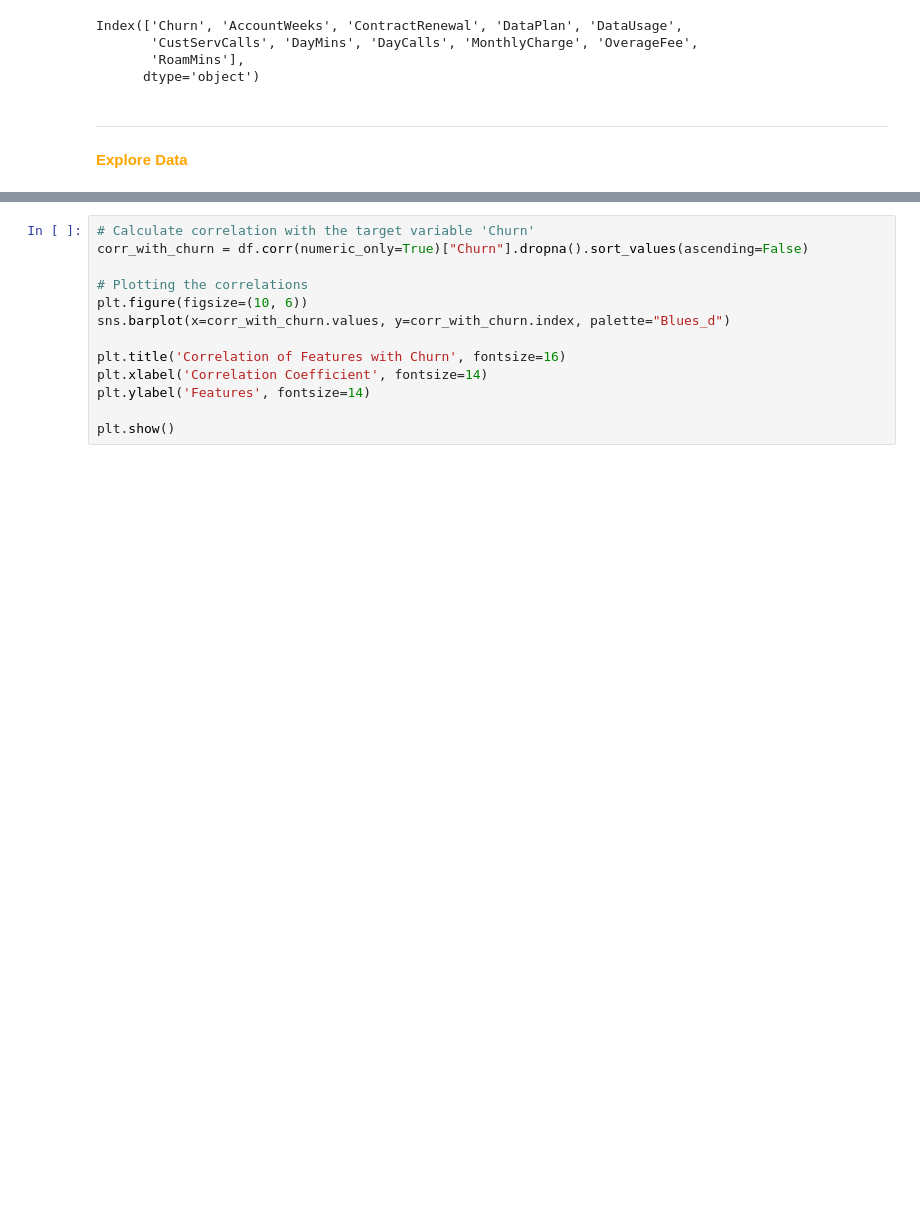
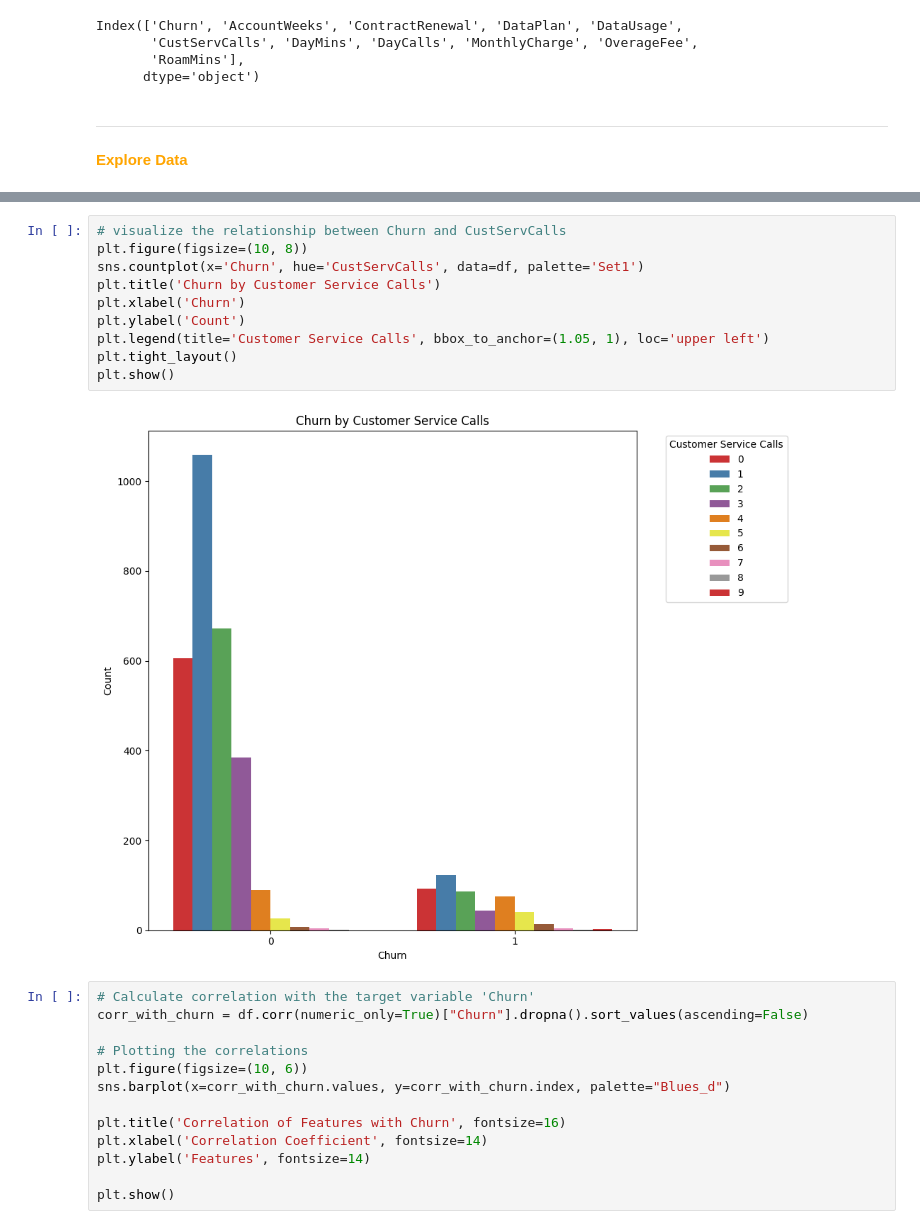
Before and after one commit to SajjadKhanYousafzai/DEP, a Jupyter notebook: Predicting Customer Churn/customer_churn.ipynb, the cells around one changed output, grey strips where cells are left out. Saved outputs shown, nothing was run; the diff lists cells and outputs as text; blank space fills up the shorter version.

```diff
--- a/Predicting Customer Churn/customer_churn.ipynb
+++ b/Predicting Customer Churn/customer_churn.ipynb
@@ -123,3 +139,15 @@ Index(['Churn', 'AccountWeeks', 'ContractRenewal', 'DataPlan', 'DataUsage',
+# %%
+# visualize the relationship between Churn and CustServCalls
+plt.figure(figsize=(10, 8))
+sns.countplot(x='Churn', hue='CustServCalls', data=df, palette='Set1')
+plt.title('Churn by Customer Service Calls')
+plt.xlabel('Churn')
+plt.ylabel('Count')
+plt.legend(title='Customer Service Calls', bbox_to_anchor=(1.05, 1), loc='upper left')
+plt.tight_layout()
+plt.show()
+# %% [output]
+[figure, added]
 # %%
 # Calculate correlation with the target variable 'Churn'
 corr_with_churn = df.corr(numeric_only=True)["Churn"].dropna().sort_values(ascending=False)
```
Also changed, not shown: parts of 2 cells of this notebook.
